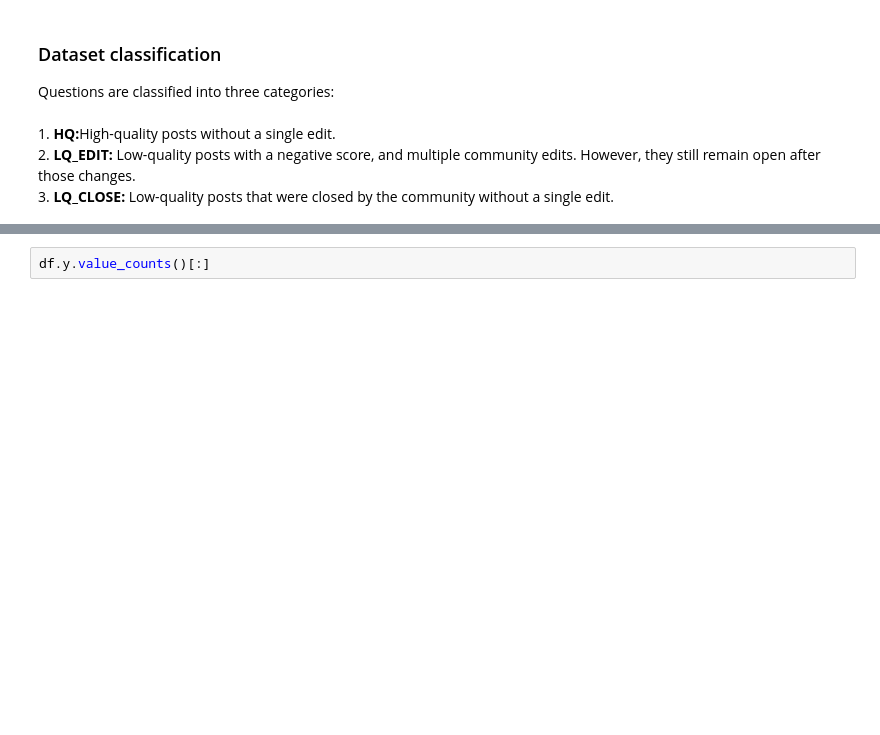
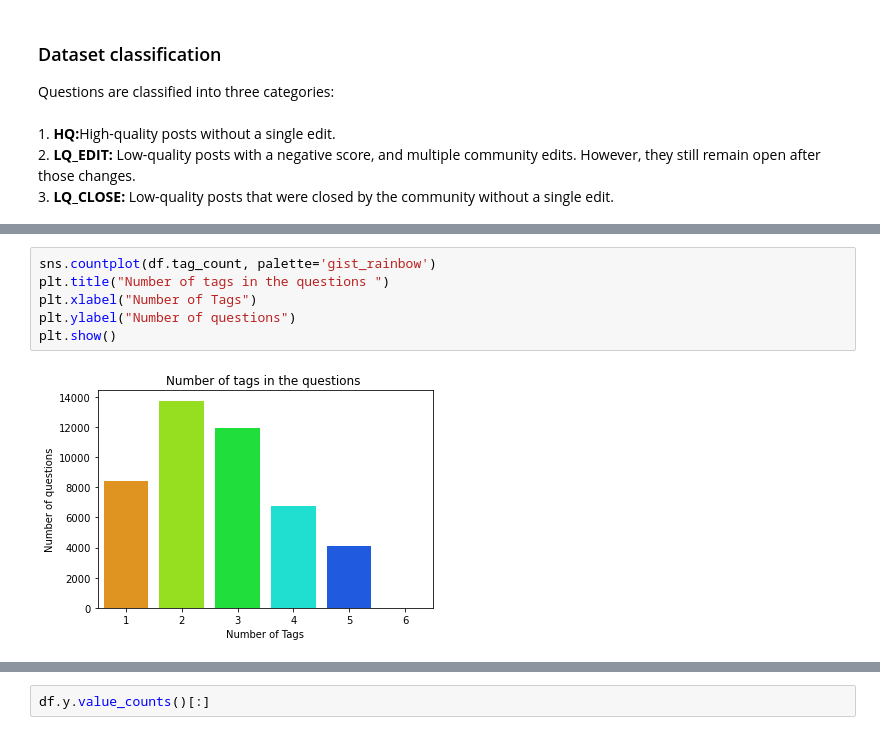
Before and after one commit to SiddharthS7/stackoverflow-questions-tag-analysis, a Jupyter notebook: script.ipynb, the cells around one changed output, grey strips where cells are left out. Cells and saved outputs as stored; diff of their text form; blank space fills up the shorter version.

```diff
--- a/script.ipynb
+++ b/script.ipynb
@@ -125,0 +124,8 @@ plt.show()
+# %%
+sns.countplot(df.tag_count, palette='gist_rainbow')
+plt.title("Number of tags in the questions ")
+plt.xlabel("Number of Tags")
+plt.ylabel("Number of questions")
+plt.show()
+# %% [output]
+[figure, added]
```
Also changed, not shown: parts of 29 cells of this notebook, 2 other files.
